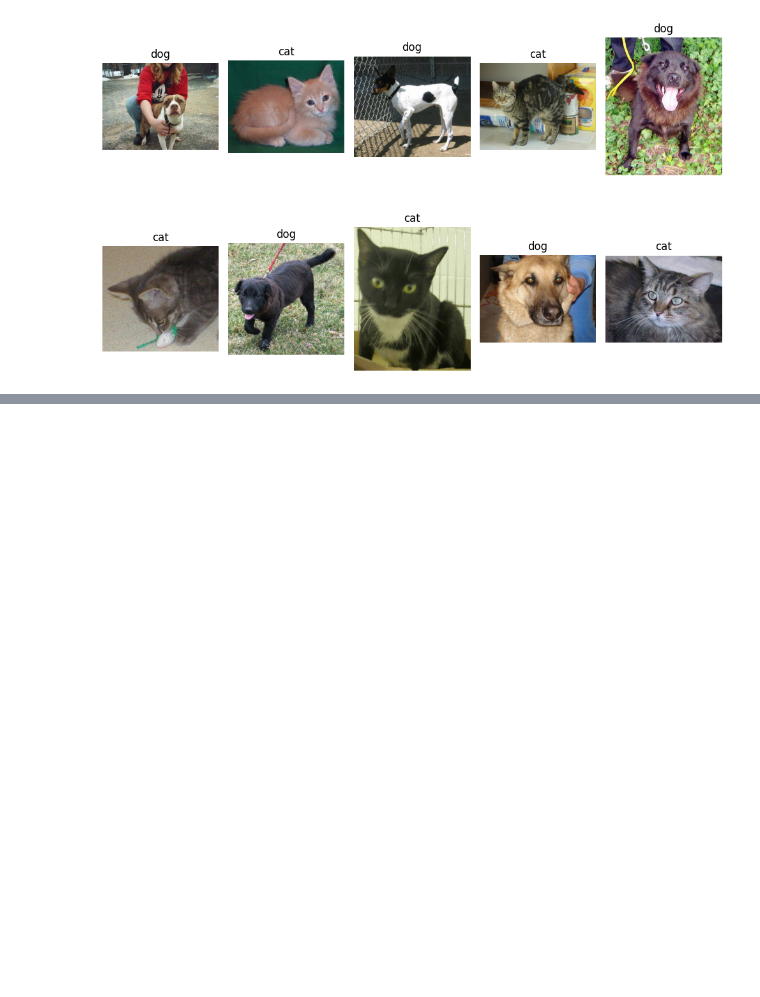
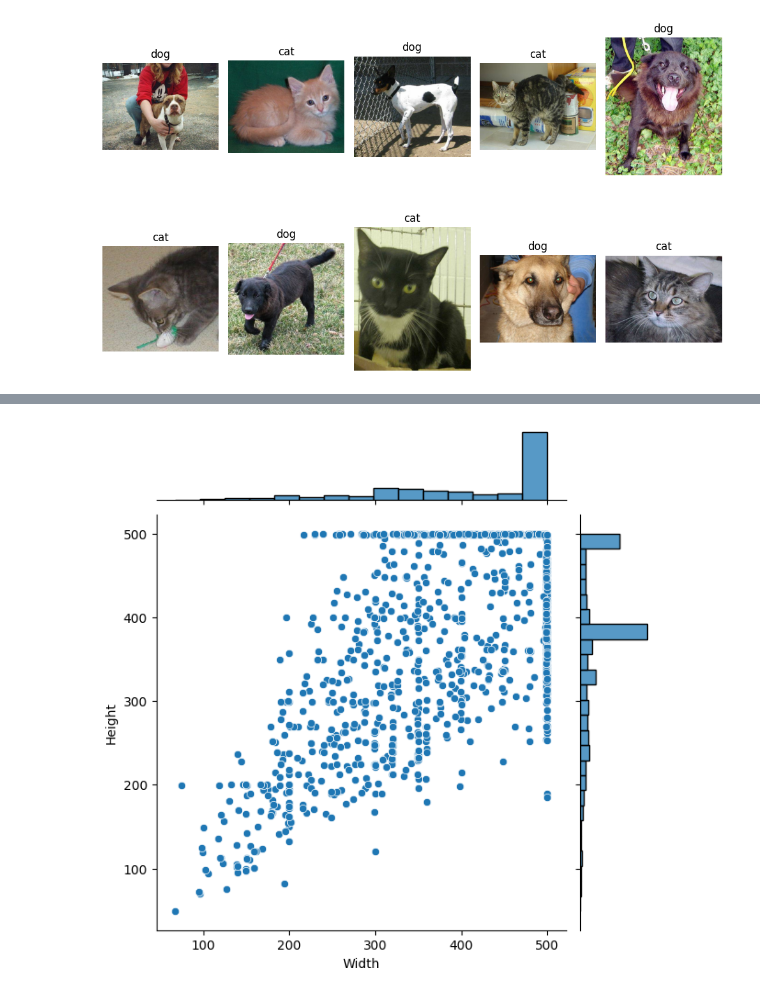
Before and after one commit to NoahEliasson/AI-Noah-Eliasson-OPA23, a Jupyter notebook: lab2/lab_2.ipynb, the cells around one changed output, grey strips where cells are left out. Saved outputs shown, nothing was run; the diff lists cells and outputs as text; code cells hidden in the pictures; blank space fills up the shorter version.

```diff
--- a/lab2/lab_2.ipynb
+++ b/lab2/lab_2.ipynb
@@ -119,0 +129,27 @@ AttributeError: 'numpy.ndarray' object has no attribute 'read'
+# %%
+import seaborn as sns
+
+def get_image_sizes(data_path): # basically the same function from above where we create list for images_sizes instead and then take the shape ignore the rgb channel and append width and height to ime_sizes
+    image_sizes = []
+    for filename in os.listdir(data_path):
+        image_path = os.path.join(data_path, filename) # this os function joins the data_path and filename strings ttoghether to create the full path to the specific file
+        if os.path.isfile(image_path):
+            image = cv2.imread(image_path)
+            if image is not None:
+                height, width, _ = image.shape
+                image_sizes.append((width, height))
+    return image_sizes
+
+
+train_image_sizes = get_image_sizes(ex_small_train)
+
+# Convert list of tuples to separate lists for width and height had help since i could not figure this part out.
+widths, heights = zip(*train_image_sizes)
+
+# Create a jointplot
+sns.jointplot(x=widths, y=heights, kind="scatter")
+plt.xlabel("Width")
+plt.ylabel("Height")
+plt.show()
+# %% [output]
+[figure, added]
```
Also changed, not shown: parts of 6 cells of this notebook.
